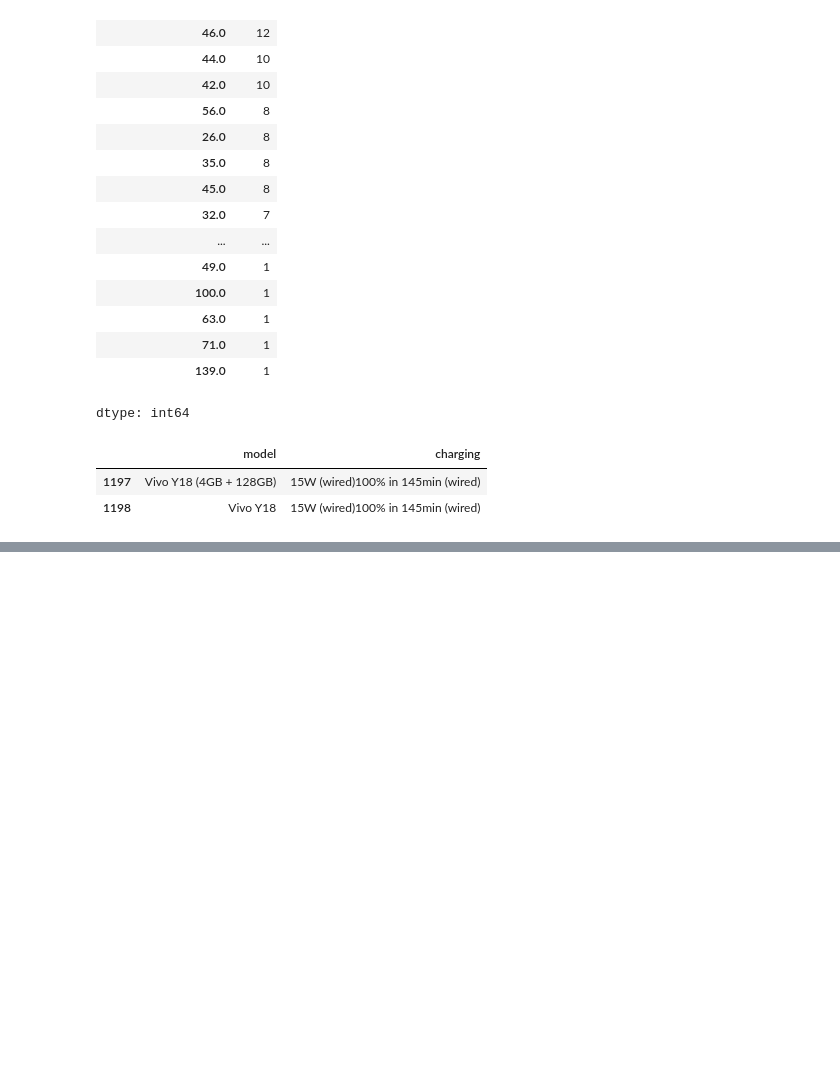
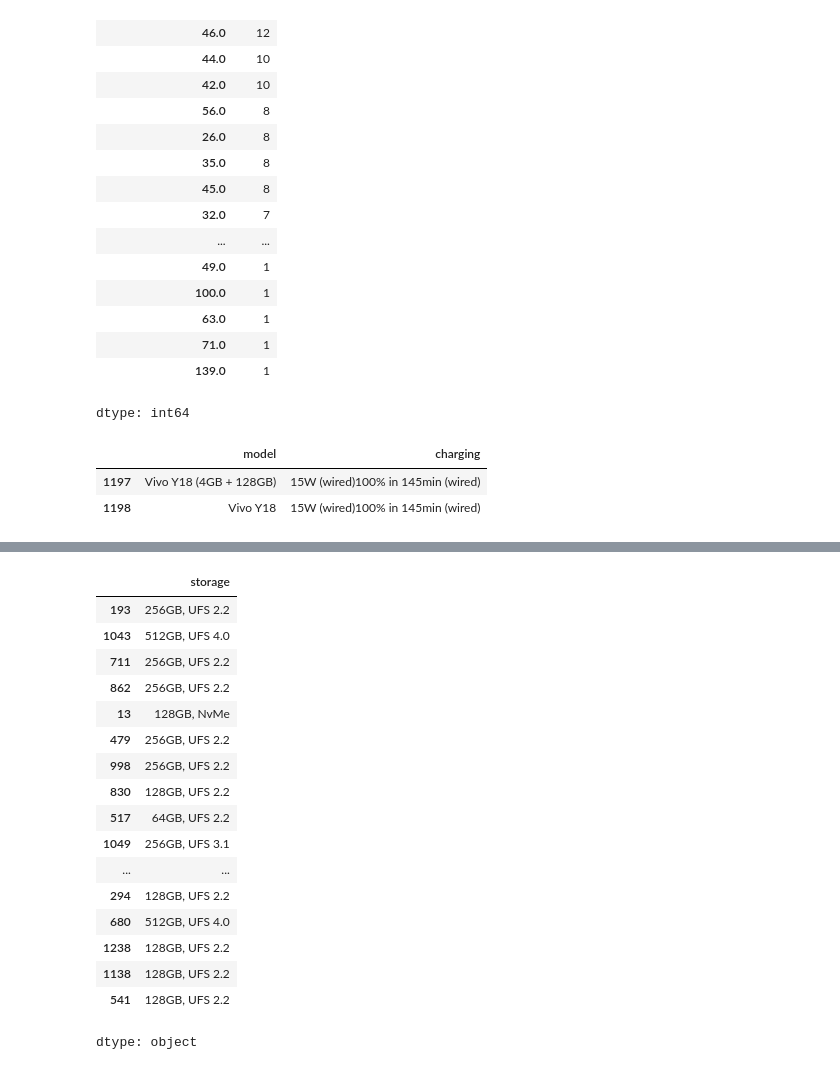
Before and after one commit to rajeshxdatascience/smartphone-recommender-system, a Jupyter notebook: SpecLens_AI_Data_Engineering.ipynb, the cells around one changed output, grey strips where cells are left out. Drawn from its saved outputs; the diff is of its cells as text; code cells hidden in the pictures; blank space fills up the shorter version.

Commit message:
feat: finalized storage features; normalized tech to NVMe/UFS 4.0/3.1 and converted ROM to numeric GB with TB-fix

```diff
--- a/SpecLens_AI_Data_Engineering.ipynb
+++ b/SpecLens_AI_Data_Engineering.ipynb
@@ -4704,0 +4725,21 @@ df[df['wired_full_charge_time'] == 145][['model','charging']]
+# %%
+df['storage'].sample(30)
+# %% [output]
+|  | storage |
+| 193 | 256GB, UFS 2.2 |
+| 1043 | 512GB, UFS 4.0 |
+| 711 | 256GB, UFS 2.2 |
+| 862 | 256GB, UFS 2.2 |
+| 13 | 128GB, NvMe |
+| 479 | 256GB, UFS 2.2 |
+| 998 | 256GB, UFS 2.2 |
+| 830 | 128GB, UFS 2.2 |
+| 517 | 64GB, UFS 2.2 |
+| 1049 | 256GB, UFS 3.1 |
+| ... | ... |
+| 294 | 128GB, UFS 2.2 |
+| 680 | 512GB, UFS 4.0 |
+| 1238 | 128GB, UFS 2.2 |
+| 1138 | 128GB, UFS 2.2 |
+| 541 | 128GB, UFS 2.2 |
+dtype: object
```
Also changed, not shown: parts of 8 cells of this notebook.
